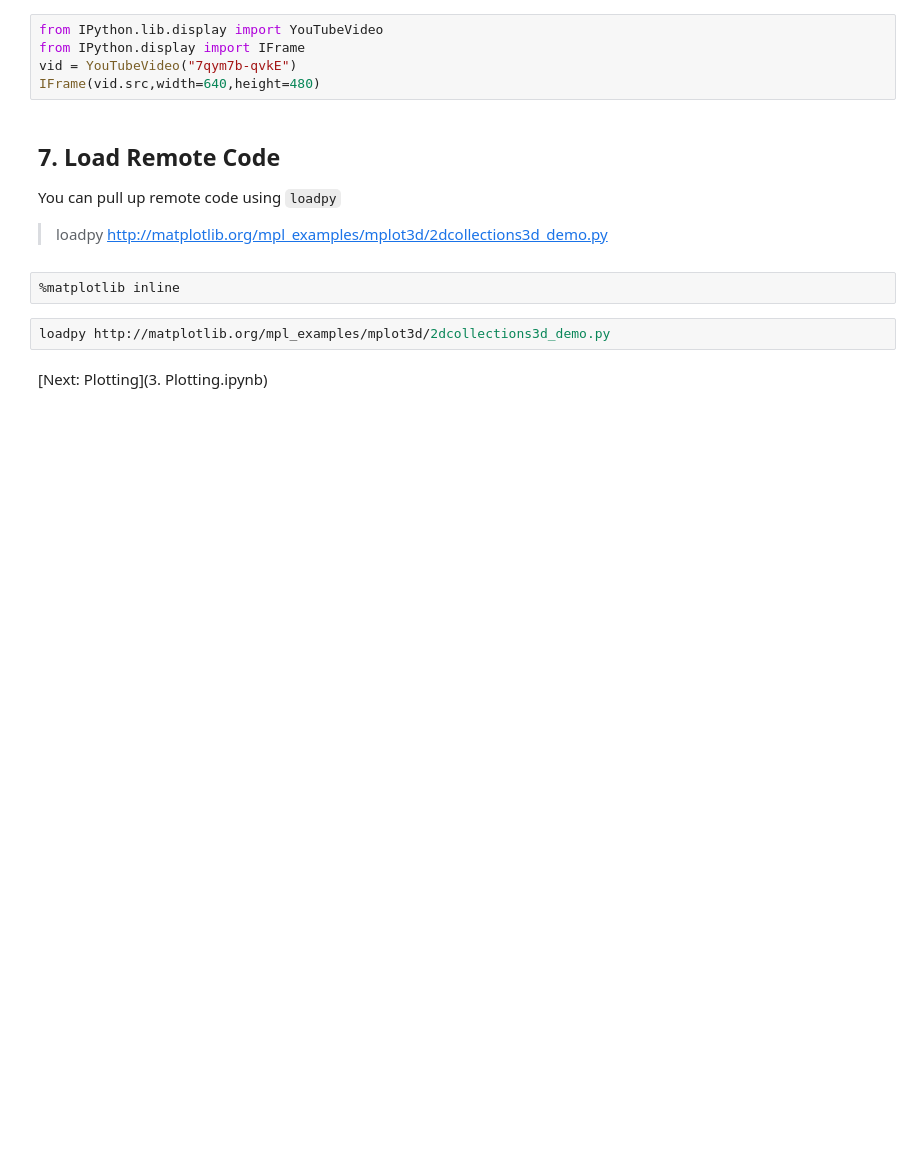
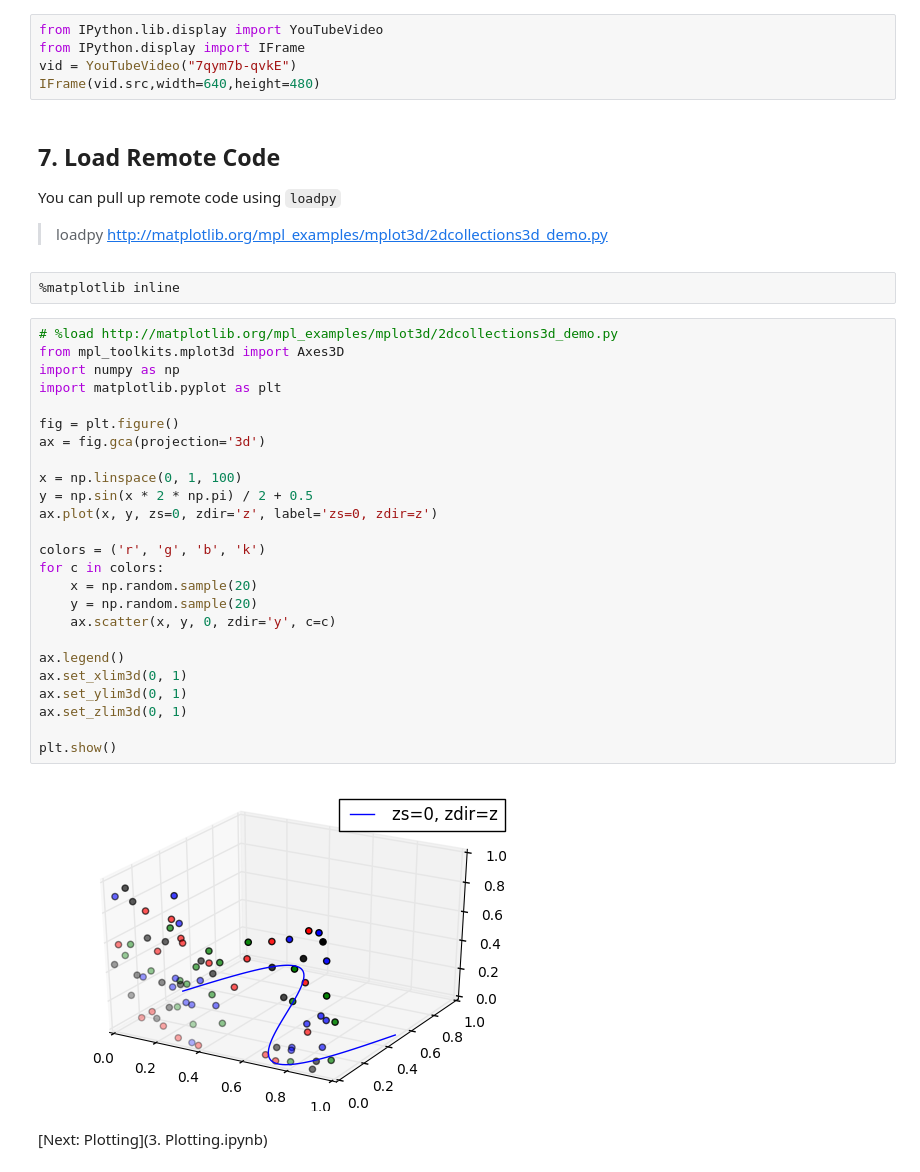
Before and after one commit to Unidata/python-workshop, a Jupyter notebook: notebooks/jupyter-examples/2. Notebook Features.ipynb, the cells around one changed output. Cells and saved outputs as stored; diff of their text form; blank space fills up the shorter version.

```diff
--- a/notebooks/jupyter-examples/2. Notebook Features.ipynb
+++ b/notebooks/jupyter-examples/2. Notebook Features.ipynb
@@ -44,7 +44,32 @@ You can pull up remote code using `loadpy`
 > loadpy http://matplotlib.org/mpl_examples/mplot3d/2dcollections3d_demo.py
 # %%
 %matplotlib inline
-# %%
-loadpy http://matplotlib.org/mpl_examples/mplot3d/2dcollections3d_demo.py
+# %%
+# %load http://matplotlib.org/mpl_examples/mplot3d/2dcollections3d_demo.py
+from mpl_toolkits.mplot3d import Axes3D
+import numpy as np
+import matplotlib.pyplot as plt
+
+fig = plt.figure()
+ax = fig.gca(projection='3d')
+
+x = np.linspace(0, 1, 100)
+y = np.sin(x * 2 * np.pi) / 2 + 0.5
+ax.plot(x, y, zs=0, zdir='z', label='zs=0, zdir=z')
+
+colors = ('r', 'g', 'b', 'k')
+for c in colors:
+    x = np.random.sample(20)
+    y = np.random.sample(20)
+    ax.scatter(x, y, 0, zdir='y', c=c)
+
+ax.legend()
+ax.set_xlim3d(0, 1)
+ax.set_ylim3d(0, 1)
+ax.set_zlim3d(0, 1)
+
+plt.show()
+# %% [output]
+[figure, added]
 # %% [markdown]
 [Next: Plotting](3. Plotting.ipynb)
```
Also changed, not shown: 1 other file.
